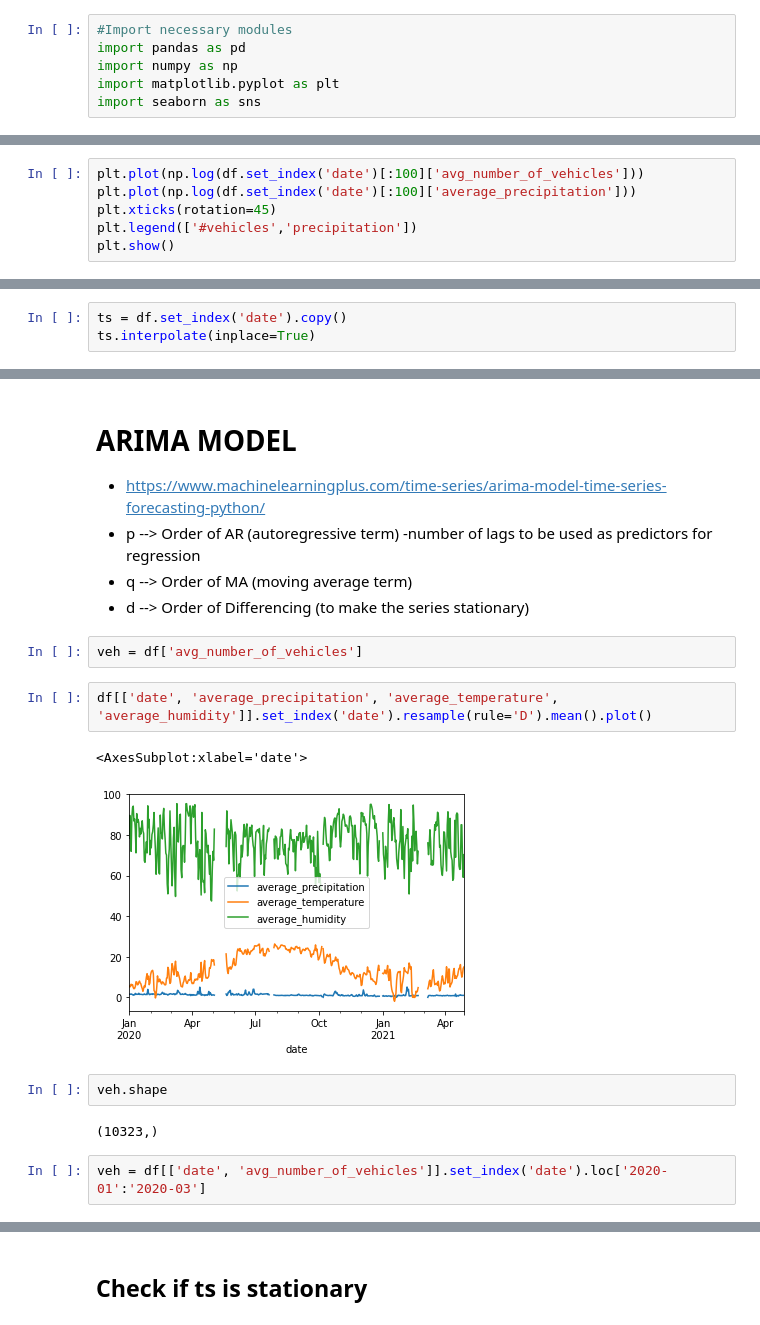
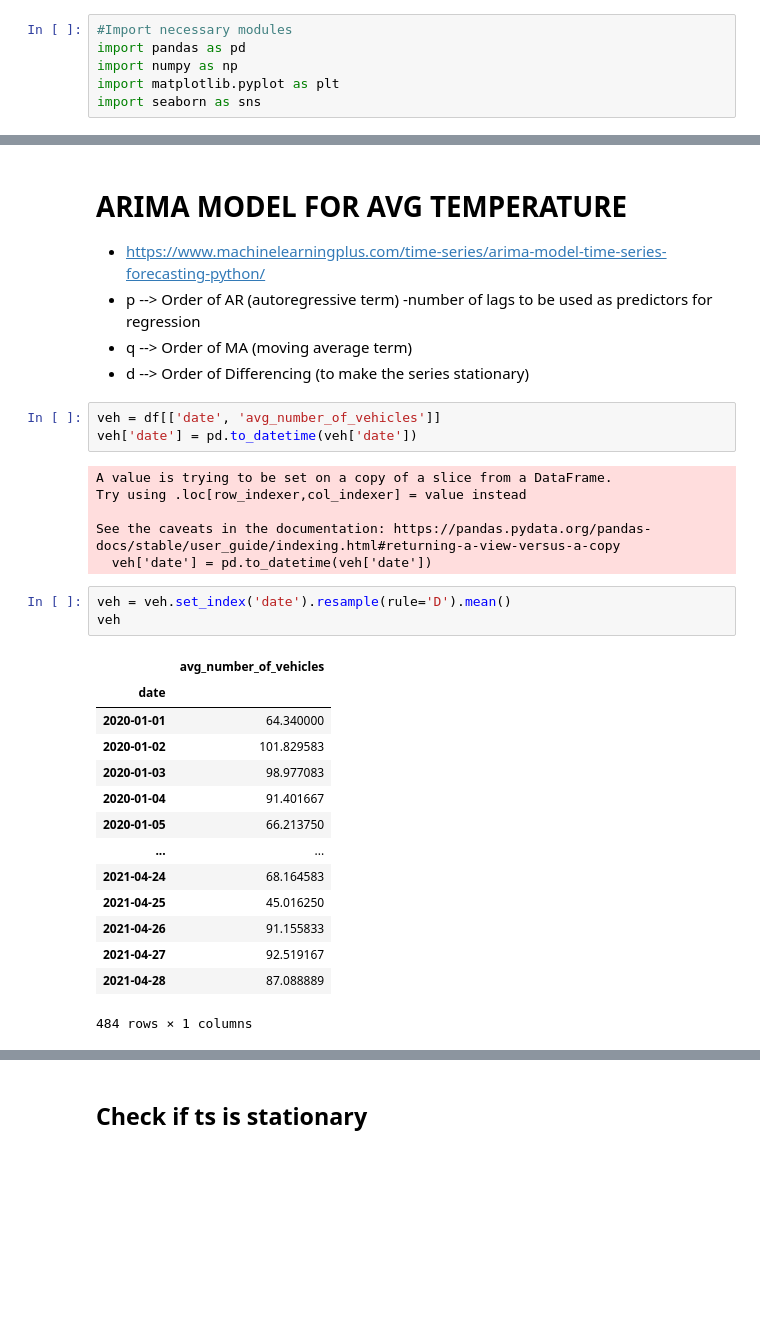
Before and after one commit to LeventSoykan/Analysis_IBB_Istanbul_Weather_Traffic_Dataset, a Jupyter notebook: univariate_ts_forecasting_traffic.ipynb, the cells around one changed output, grey strips where cells are left out. Cells and saved outputs as stored; diff of their text form; blank space fills up the shorter version.

```diff
--- a/univariate_ts_forecasting_traffic.ipynb
+++ b/univariate_ts_forecasting_traffic.ipynb
@@ -178,6 +46,0 @@ Index(['max_number_of_vehicles', 'minimum_speed', 'min_number_of_vehicles',
-# %%
-plt.plot(np.log(df.set_index('date')[:100]['avg_number_of_vehicles']))
-plt.plot(np.log(df.set_index('date')[:100]['average_precipitation']))
-plt.xticks(rotation=45)
-plt.legend(['#vehicles','precipitation'])
-plt.show()
@@ -186,3 +46,0 @@ plt.show()
-# %%
-ts = df.set_index('date').copy()
-ts.interpolate(inplace=True)
@@ -196,20 +47,34 @@ plt.scatter(num_veh_change, avg_precip);
 # %% [markdown]
-# ARIMA MODEL
+# ARIMA MODEL FOR AVG TEMPERATURE
 
 * https://www.machinelearningplus.com/time-series/arima-model-time-series-forecasting-python/
 * p --> Order of AR (autoregressive term) -number of lags to be used as predictors for regression
 * q --> Order of MA (moving average term)
 * d --> Order of Differencing (to make the series stationary)
 # %%
-veh = df['avg_number_of_vehicles']
+veh = df[['date', 'avg_number_of_vehicles']]
+veh['date'] = pd.to_datetime(veh['date'])
+# %% [output]
+A value is trying to be set on a copy of a slice from a DataFrame.
+Try using .loc[row_indexer,col_indexer] = value instead
+
+See the caveats in the documentation: https://pandas.pydata.org/pandas-docs/stable/user_guide/indexing.html#returning-a-view-versus-a-copy
+  veh['date'] = pd.to_datetime(veh['date'])
 # %%
-df[['date', 'average_precipitation', 'average_temperature', 'average_humidity']].set_index('date').resample(rule='D').mean().plot()
+veh = veh.set_index('date').resample(rule='D').mean()
+veh
 # %% [output]
+|  | avg_number_of_vehicles |
+| date |  |
+| 2020-01-01 | 64.340000 |
+| 2020-01-02 | 101.829583 |
+| 2020-01-03 | 98.977083 |
+| 2020-01-04 | 91.401667 |
+| 2020-01-05 | 66.213750 |
+| ... | ... |
+| 2021-04-24 | 68.164583 |
+| 2021-04-25 | 45.016250 |
+| 2021-04-26 | 91.155833 |
+| 2021-04-27 | 92.519167 |
+| 2021-04-28 | 87.088889 |
-<AxesSubplot:xlabel='date'>
+484 rows × 1 columns
-[figure, removed]
-# %%
-veh.shape
-# %% [output]
-(10323,)
-# %%
-veh = df[['date', 'avg_number_of_vehicles']].set_index('date').loc['2020-01':'2020-03']
```
Also changed, not shown: parts of 30 cells of this notebook.
